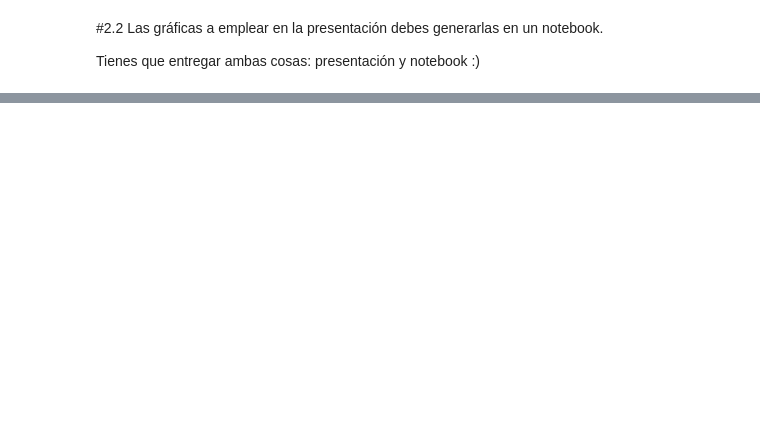
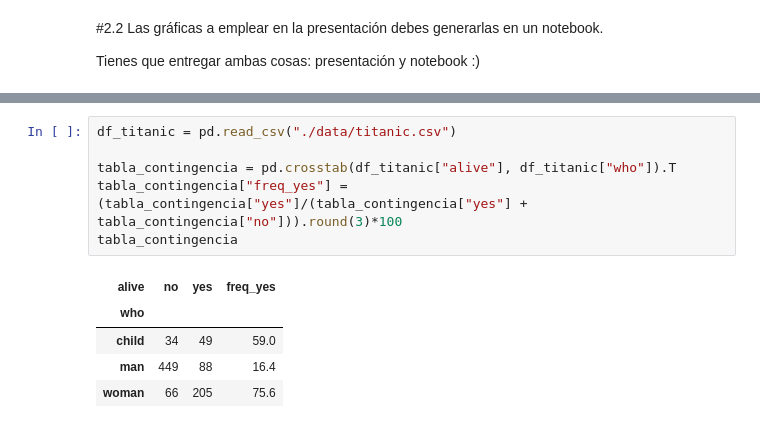
Before and after one commit to juanfcia/ds-bootcamp-juanfcia, a Jupyter notebook: 03_Data_Analysis/Sprint_08/Unidad_02_Visualizacion_Avanzada_Seaborn/03_Practica_Obligatoria/18_Practica_Obligatoria_Visualizacion_Avanzada_en_clase.ipynb, the cells around one changed output, grey strips where cells are left out. Cells and saved outputs as stored; diff of their text form; blank space fills up the shorter version.

```diff
--- a/03_Data_Analysis/Sprint_08/Unidad_02_Visualizacion_Avanzada_Seaborn/03_Practica_Obligatoria/18_Practica_Obligatoria_Visualizacion_Avanzada_en_clase.ipynb
+++ b/03_Data_Analysis/Sprint_08/Unidad_02_Visualizacion_Avanzada_Seaborn/03_Practica_Obligatoria/18_Practica_Obligatoria_Visualizacion_Avanzada_en_clase.ipynb
@@ -279,0 +284,12 @@ Tienes que entregar ambas cosas: presentación y notebook :)
+# %%
+df_titanic = pd.read_csv("./data/titanic.csv")
+
+tabla_contingencia = pd.crosstab(df_titanic["alive"], df_titanic["who"]).T
+tabla_contingencia["freq_yes"] = (tabla_contingencia["yes"]/(tabla_contingencia["yes"] + tabla_contingencia["no"])).round(3)*100
+tabla_contingencia
+# %% [output]
+| alive | no | yes | freq_yes |
+| who |  |  |  |
+| child | 34 | 49 | 59.0 |
+| man | 449 | 88 | 16.4 |
+| woman | 66 | 205 | 75.6 |
```
Also changed, not shown: parts of 4 cells of this notebook.
